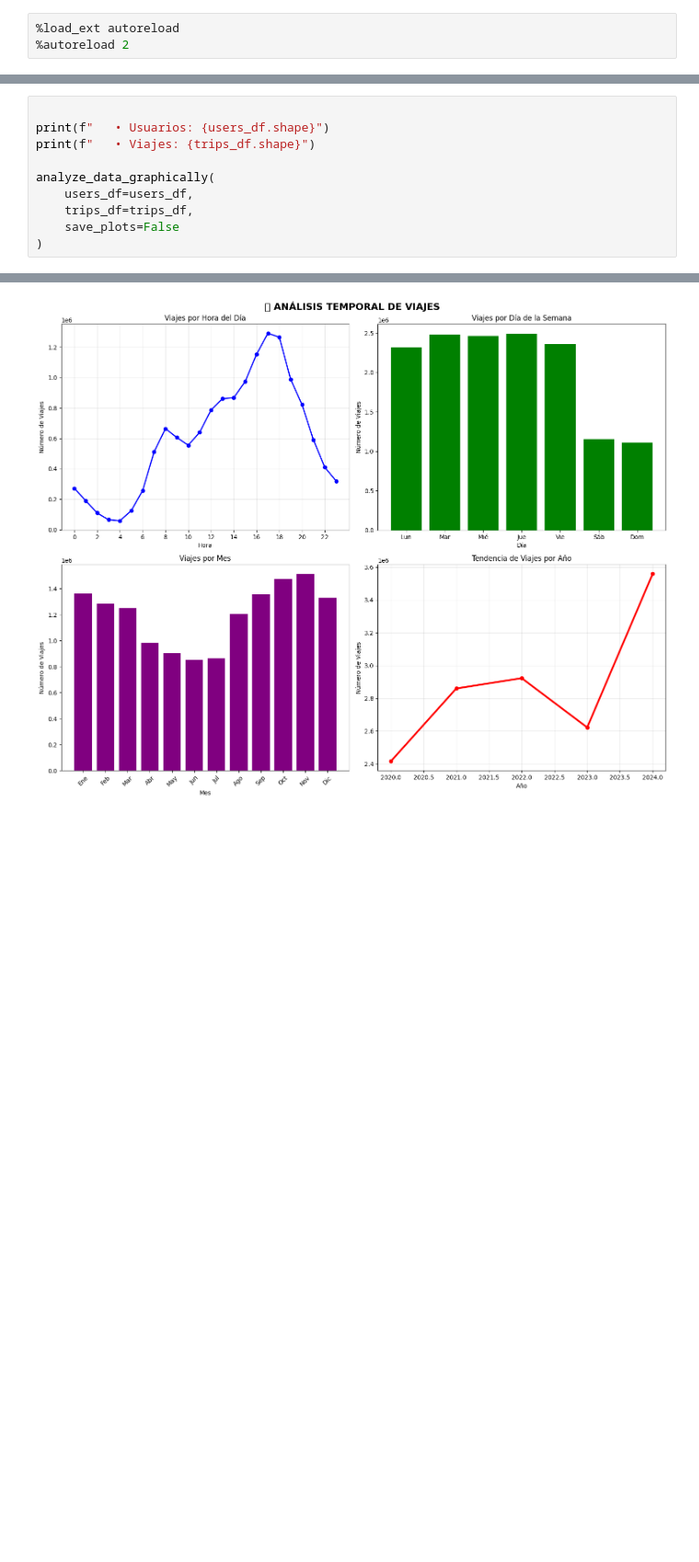
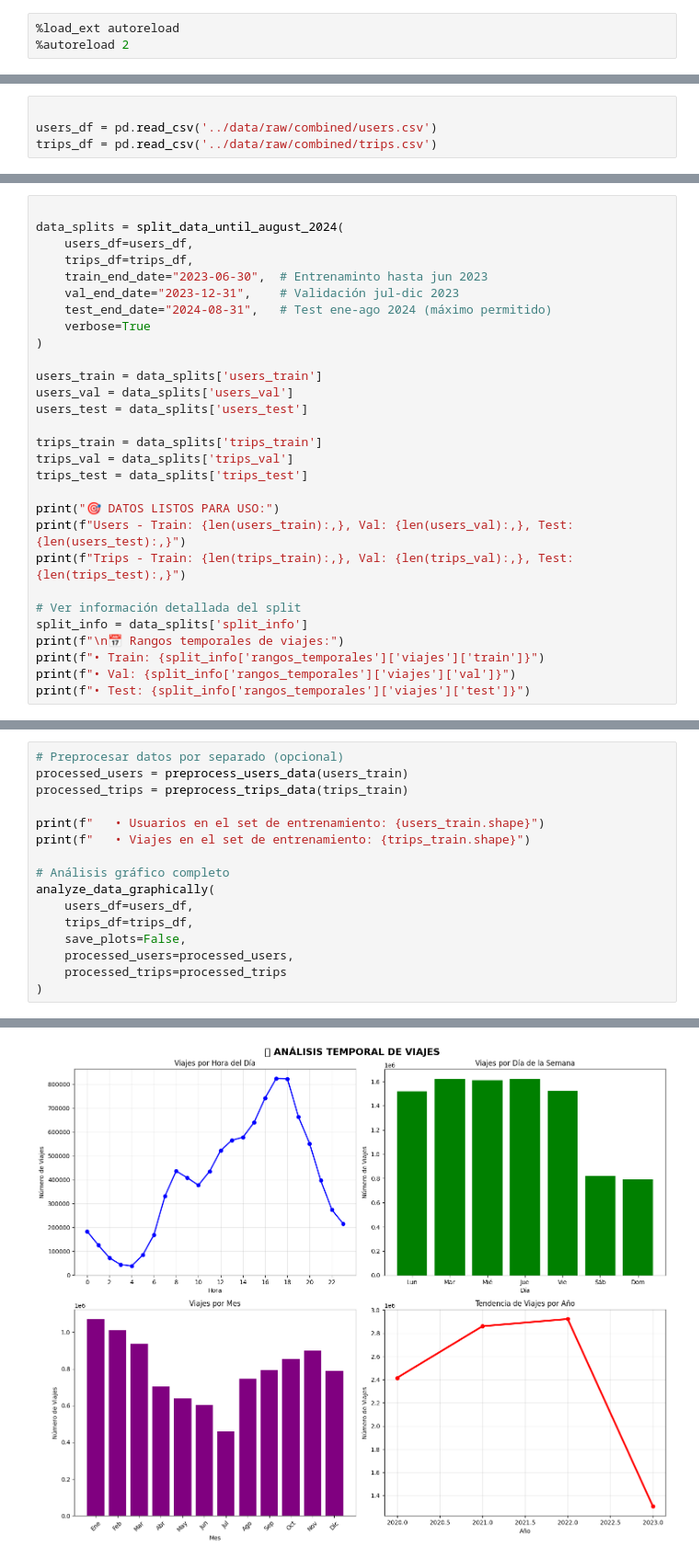
Before and after one commit to FacuVCanale/bikeshare-demand-gnn, a Jupyter notebook: notebooks/data.ipynb, the cells around one changed output, grey strips where cells are left out. Shown at 92% size. Cells and saved outputs as stored; diff of their text form; blank space fills up the shorter version.

Commit message:
data splits

```diff
--- a/notebooks/data.ipynb
+++ b/notebooks/data.ipynb
@@ -34,3 +36,7 @@ Cargando: trips_2023.csv
 Cargando: trips_2024.csv
 Total viajes: 14,380,108 registros
 Columnas: ['Unnamed: 0', 'Id_recorrido', 'duracion_recorrido', 'fecha_origen_recorrido', 'id_estacion_origen', 'nombre_estacion_origen', 'direccion_estacion_origen', 'long_estacion_origen', 'lat_estac ...
+# %%
+
+users_df = pd.read_csv('../data/raw/combined/users.csv')
+trips_df = pd.read_csv('../data/raw/combined/trips.csv')
@@ -36,0 +140,29 @@ Columnas: ['Unnamed: 0', 'Id_recorrido', 'duracion_recorrido', 'fecha_origen_rec
+# %%
+
+data_splits = split_data_until_august_2024(
+    users_df=users_df,
+    trips_df=trips_df,
+    train_end_date="2023-06-30",  # Entrenaminto hasta jun 2023
+    val_end_date="2023-12-31",    # Validación jul-dic 2023
+    test_end_date="2024-08-31",   # Test ene-ago 2024 (máximo permitido)
+    verbose=True
+)
+
+users_train = data_splits['users_train']
+users_val = data_splits['users_val']
+users_test = data_splits['users_test']
+
+trips_train = data_splits['trips_train']
+trips_val = data_splits['trips_val']
+trips_test = data_splits['trips_test']
+
+print("🎯 DATOS LISTOS PARA USO:")
+print(f"Users - Train: {len(users_train):,}, Val: {len(users_val):,}, Test: {len(users_test):,}")
+print(f"Trips - Train: {len(trips_train):,}, Val: {len(trips_val):,}, Test: {len(trips_test):,}")
+
+# Ver información detallada del split
+split_info = data_splits['split_info']
+print(f"\n📅 Rangos temporales de viajes:")
+print(f"• Train: {split_info['rangos_temporales']['viajes']['train']}")
+print(f"• Val: {split_info['rangos_temporales']['viajes']['val']}")
+print(f"• Test: {split_info['rangos_temporales']['viajes']['test']}")
@@ -37,11 +187,17 @@ Columnas: ['Unnamed: 0', 'Id_recorrido', 'duracion_recorrido', 'fecha_origen_rec
 # %%
+# Preprocesar datos por separado (opcional)
+processed_users = preprocess_users_data(users_train)
+processed_trips = preprocess_trips_data(trips_train)
 
-print(f"   • Usuarios: {users_df.shape}")
-print(f"   • Viajes: {trips_df.shape}")
+print(f"   • Usuarios en el set de entrenamiento: {users_train.shape}")
+print(f"   • Viajes en el set de entrenamiento: {trips_train.shape}")
 
+# Análisis gráfico completo
 analyze_data_graphically(
     users_df=users_df,
     trips_df=trips_df,
-    save_plots=False
+    save_plots=False,
+    processed_users=processed_users,
+    processed_trips=processed_trips
 )
 # %% [output]
@@ -55 +212 @@ analyze_data_graphically(
-[figure, old version]
+[figure, new version]
```
Also changed, not shown: parts of 6 cells of this notebook, 4 other files.
